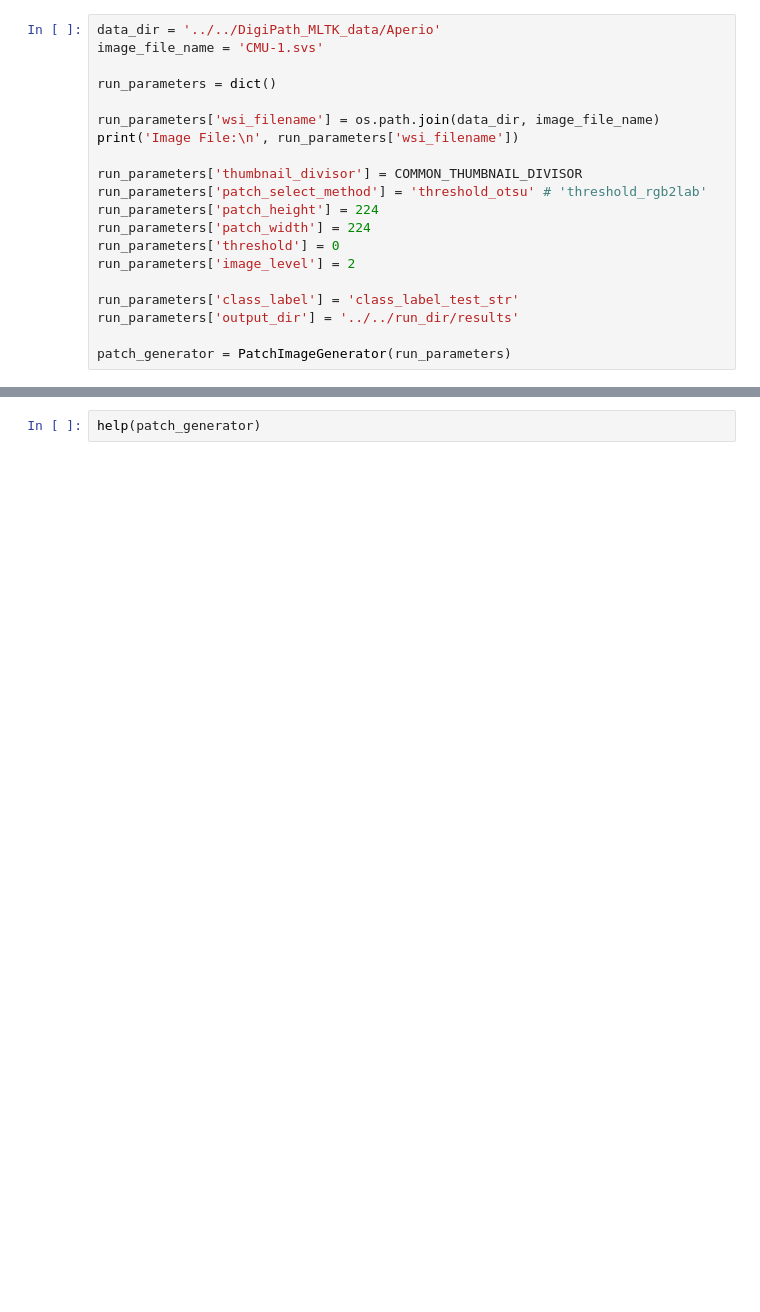
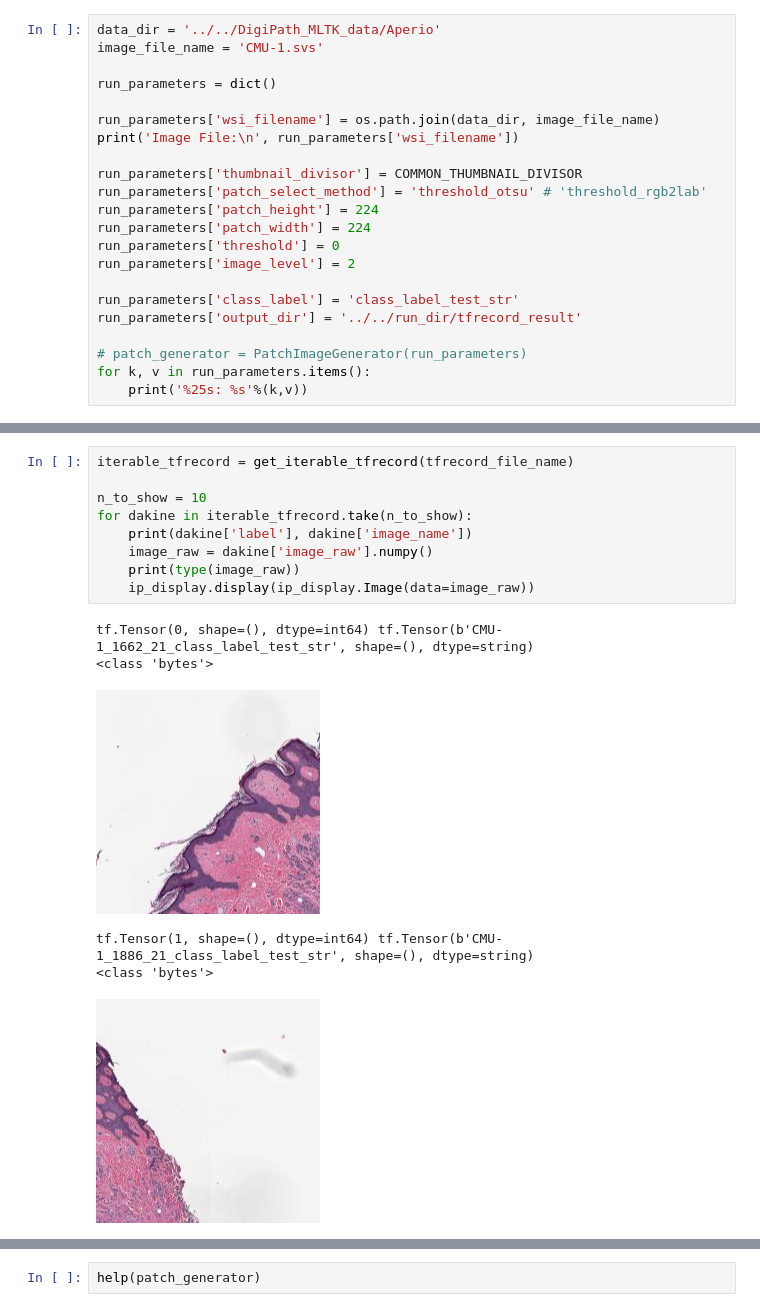
Before and after one commit to quincy-125/DigiPath_MLTK, a Jupyter notebook: aaDevNotebooks/TFRecord_from_PIG.ipynb, the cells around one changed output, grey strips where cells are left out. Drawn from its saved outputs; the diff is of its cells as text; blank space fills up the shorter version.

```diff
--- a/aaDevNotebooks/TFRecord_from_PIG.ipynb
+++ b/aaDevNotebooks/TFRecord_from_PIG.ipynb
@@ -60,6 +180,8 @@ run_parameters['threshold'] = 0
 run_parameters['image_level'] = 2
 
 run_parameters['class_label'] = 'class_label_test_str'
-run_parameters['output_dir'] = '../../run_dir/results'
+run_parameters['output_dir'] = '../../run_dir/tfrecord_result'
 
-patch_generator = PatchImageGenerator(run_parameters)
+# patch_generator = PatchImageGenerator(run_parameters)
+for k, v in run_parameters.items():
+    print('%25s: %s'%(k,v))
@@ -65,0 +259,16 @@ patch_generator = PatchImageGenerator(run_parameters)
+# %%
+iterable_tfrecord = get_iterable_tfrecord(tfrecord_file_name)
+
+n_to_show = 10
+for dakine in iterable_tfrecord.take(n_to_show):
+    print(dakine['label'], dakine['image_name'])
+    image_raw = dakine['image_raw'].numpy()
+    print(type(image_raw))
+    ip_display.display(ip_display.Image(data=image_raw))
+# %% [output]
+tf.Tensor(0, shape=(), dtype=int64) tf.Tensor(b'CMU-1_1662_21_class_label_test_str', shape=(), dtype=string)
+<class 'bytes'>
+[figure, added]
+tf.Tensor(1, shape=(), dtype=int64) tf.Tensor(b'CMU-1_1886_21_class_label_test_str', shape=(), dtype=string)
+<class 'bytes'>
+[figure, added]
```
Also changed, not shown: parts of 9 cells of this notebook.
